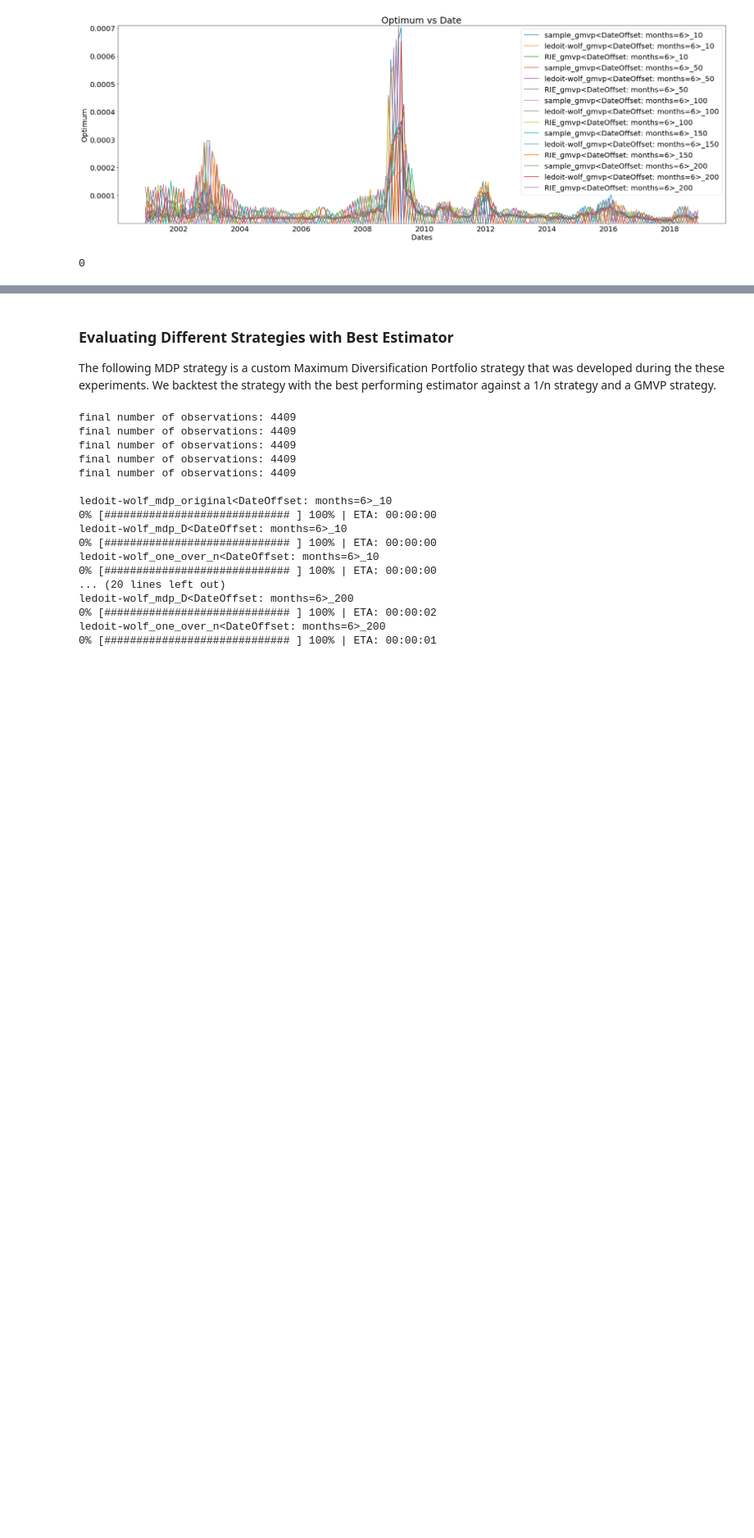
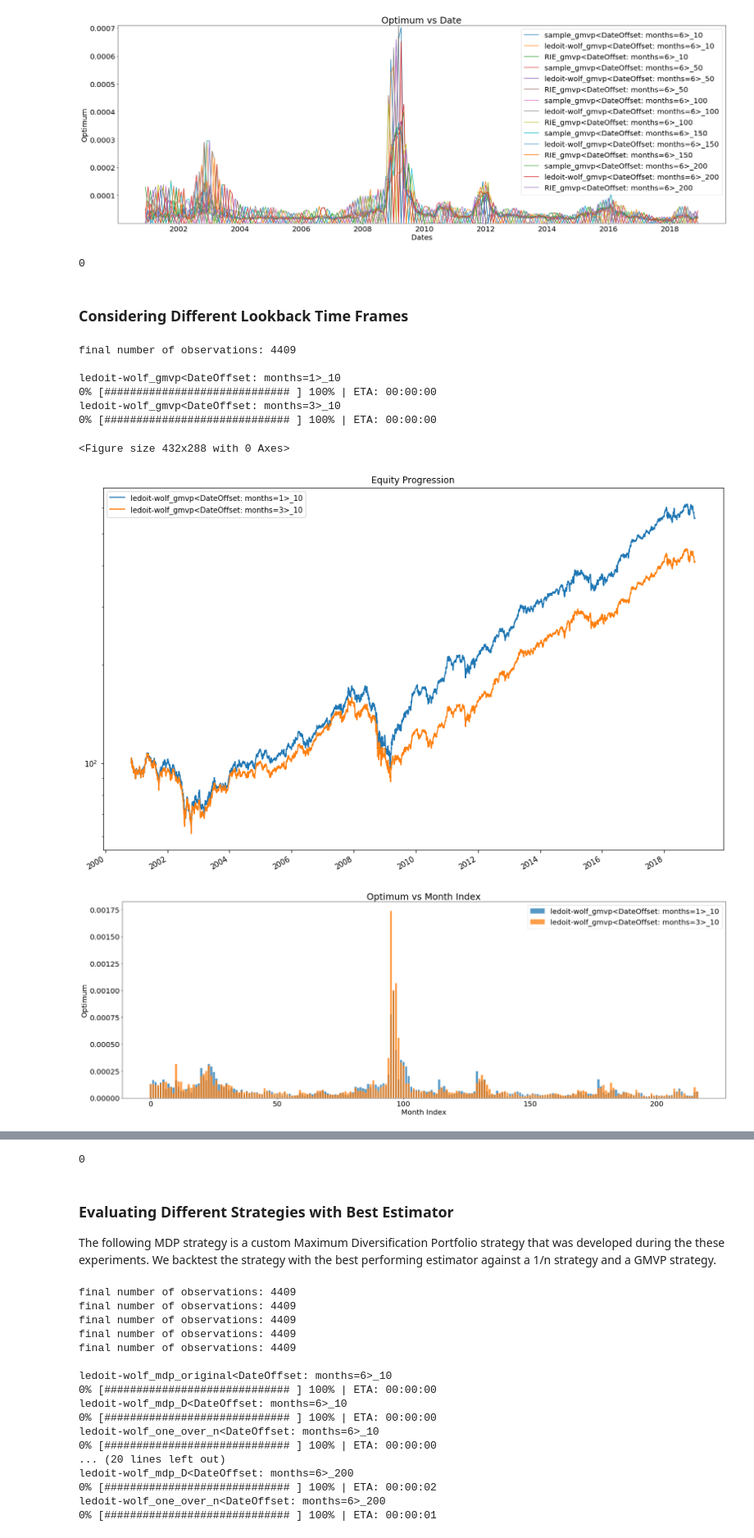
Before and after one commit to lmedeiro/portfolio_optimization_research, a Jupyter notebook: experiment_and_results.ipynb, the cells around one changed output, grey strips where cells are left out. Shown at 82% size. Saved outputs shown, nothing was run; the diff lists cells and outputs as text; code cells hidden in the pictures; blank space fills up the shorter version.

```diff
--- a/experiment_and_results.ipynb
+++ b/experiment_and_results.ipynb
@@ -114,3 +114,42 @@ RIE_gmvp<DateOffset: months=6>_200
 [figure]
 [figure]
 0
+# %% [markdown]
+### Considering Different Lookback Time Frames
+# %%
+weight_strategy_names = ['gmvp']
+
+covariance_methods = ['ledoit-wolf']
+number_of_assets = [10]
+lookback_periods=[pd.DateOffset(months=1), pd.DateOffset(months=3), # pd.DateOffset(months=6),
+                  # pd.DateOffset(months=9), pd.DateOffset(months=12)
+                 ]
+lag_times = [pd.DateOffset(months=0)]
+# q is quantity (number of shares)
+# p is price
+#commission_fn_a = lambda q, p: q * p * 0.002
+commission_functions = [None]
+strat_res.OPTIMUM_CONTAINER = {'date': [], 'value': []}
+strategy_container, test_container = strat_res.build_test(number_of_assets,
+                data,
+                # optimum_container=optimum_container,
+                covariance_methods=covariance_methods,
+                weight_strategy_names=weight_strategy_names,
+                commission_functions=commission_functions,
+                lookback_periods=lookback_periods, lag_times=lag_times,
+                add_random_strategy=False, add_one_over_n_strategy=False,)
+result = bt.run(*test_container)
+strat_res.show_results(result, covariance_methods, test_container, show_return_graph=False,
+                       show_value_added_graph=False,
+                       show_optimum_graph=True,
+                      show_optimum_vs_period_graph=True)
+# %% [output]
+final number of observations: 4409
+
+ledoit-wolf_gmvp<DateOffset: months=1>_10
+0% [############################# ] 100% | ETA: 00:00:00
+ledoit-wolf_gmvp<DateOffset: months=3>_10
+0% [############################# ] 100% | ETA: 00:00:00
+<Figure size 432x288 with 0 Axes>
+[figure, added]
+[figure, added]
@@ -117,3 +158,4 @@ RIE_gmvp<DateOffset: months=6>_200
+0
 # %% [markdown]
 ### Evaluating Different Strategies with Best Estimator
 
```
Also changed, not shown: parts of 3 cells of this notebook, 1 other file.
